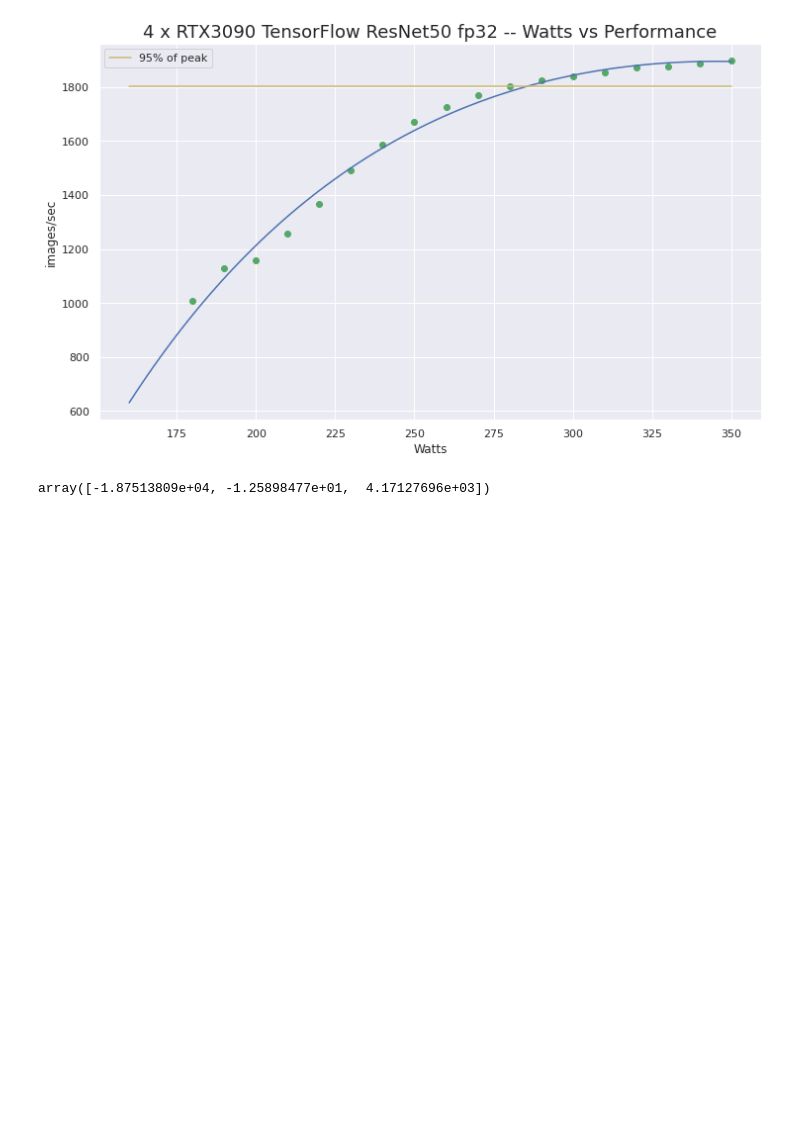
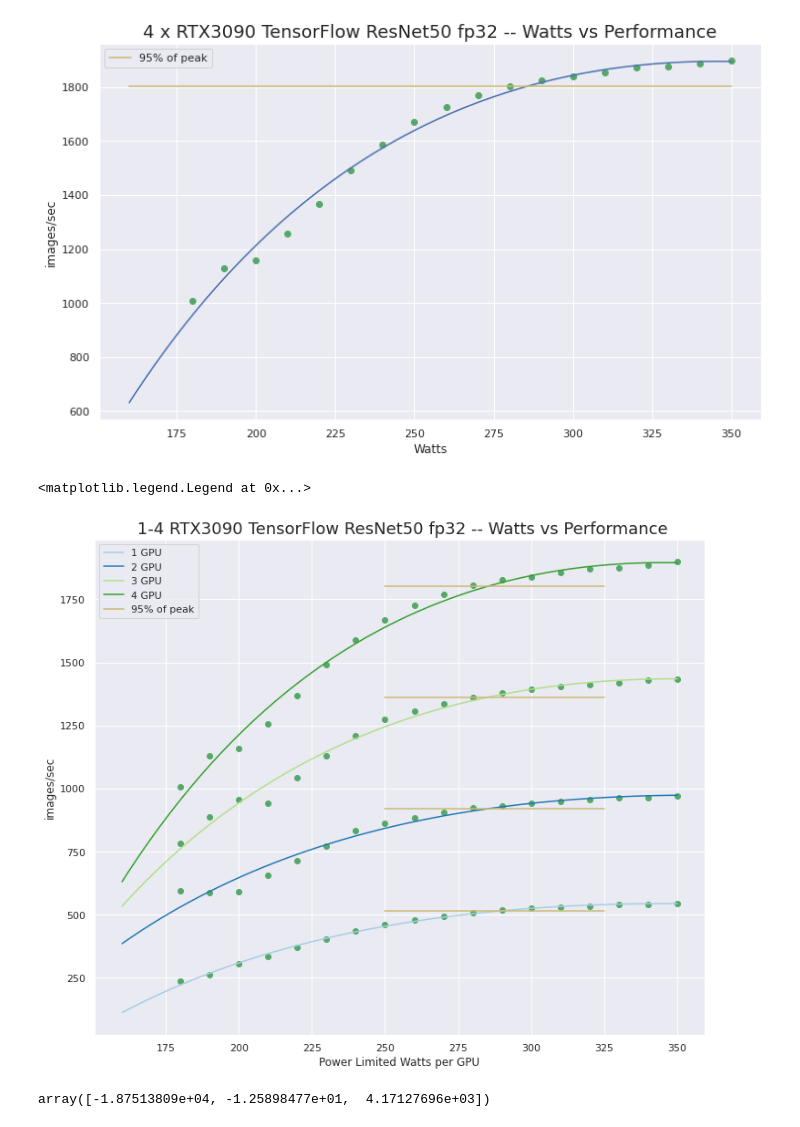
Before and after one commit to dbkinghorn/Notes, a Jupyter notebook: notes/multi-gpu-rtx30/maxQ-plots.ipynb, the cells around one changed output. Drawn from its saved outputs; the diff is of its cells as text; code cells hidden in the pictures; blank space fills up the shorter version.

```diff
--- a/notes/multi-gpu-rtx30/maxQ-plots.ipynb
+++ b/notes/multi-gpu-rtx30/maxQ-plots.ipynb
@@ -93,8 +124,8 @@ fp32x2=np.array([
 964.2,
 969.2,])
 # %%
-popt, pcov = curve_fit(fcn, w, fp32x2)
-popt
+popt32x2, pcov = curve_fit(fcn, w, fp32x2)
+popt32x2
 # %% [output]
 array([-1.06524503e+04, -6.68004194e+00,  2.38259275e+03])
 # %%
@@ -136,8 +167,8 @@ fp32x3=np.array([
 1429.3,
 1434.3,])
 # %%
-popt, pcov = curve_fit(fcn, w, fp32x3)
-popt
+popt32x3, pcov = curve_fit(fcn, w, fp32x3)
+popt32x3
 # %% [output]
 array([-1.70219702e+04, -1.08308548e+01,  3.79598928e+03])
 # %%
@@ -179,8 +210,8 @@ fp32x4=np.array([
 1885.9,
 1897.9,])
 # %%
-popt, pcov = curve_fit(fcn, w, fp32x4)
-popt
+popt32x4, pcov = curve_fit(fcn, w, fp32x4)
+popt32x4
 # %% [output]
 array([-2.46435182e+04, -1.57911469e+01,  5.47113609e+03])
 # %%
@@ -201,6 +232,43 @@ ax.legend()
 # %% [output]
 <matplotlib.legend.Legend at 0x...>
 [figure]
+# %%
+plt.rcParams["figure.figsize"] = [12,10]
+fig, ax = plt.subplots()
+
+c=sns.color_palette("Paired", 4)
+
+ax.plot( w, fp32x1, "o", color='g')
+ax.plot( w, fp32x2, "o", color='g')
+ax.plot( w, fp32x3, "o", color='g')
+ax.plot( w, fp32x4, "o", color='g')  # plot the test data
+xt = np.linspace(160,350,100)
+ax.plot(xt, fcn(xt,*popt32x1), color=c[0], label='1 GPU')
+ax.plot(xt, fcn(xt,*popt32x2), color=c[1], label='2 GPU'  )
+ax.plot(xt, fcn(xt,*popt32x3), color=c[2], label='3 GPU'  )
+ax.plot(xt, fcn(xt,*popt32x4), color=c[3], label='4 GPU'  )  # plot the model function
+#  ,  label='a/((1-b)+(b/n)) with a=%2.6f b=%2.6f n=%2.6f' % tuple(popt)
+xt2 = np.linspace(250,325,100)
+max32x1 = fp32x1[-1]*0.95
+max32x2 = fp32x2[-1]*0.95
+max32x3 = fp32x3[-1]*0.95
+max32x4 = fp32x4[-1]*0.95
+xp32x1 = np.linspace(max32x1,max32x1,100)
+xp32x2 = np.linspace(max32x2,max32x2,100)
+xp32x3 = np.linspace(max32x3,max32x3,100)
+xp32x4 = np.linspace(max32x4,max32x4,100)
+ax.plot(xt2,xp32x1, color='y')
+ax.plot(xt2,xp32x2, color='y')
+ax.plot(xt2,xp32x3, color='y')
+ax.plot(xt2,xp32x4, color='y', label='95% of peak')
+
+plt.xlabel("Power Limited Watts per GPU")
+plt.ylabel("images/sec")
+plt.title(" 1-4 RTX3090 TensorFlow ResNet50 fp32 -- Watts vs Performance", fontsize=18)
+ax.legend()
+# %% [output]
+<matplotlib.legend.Legend at 0x...>
+[figure, added]
 # %%
 fp16x1=np.array([
  648.1,
```
Also changed, not shown: parts of 22 cells of this notebook, 10 other files.
